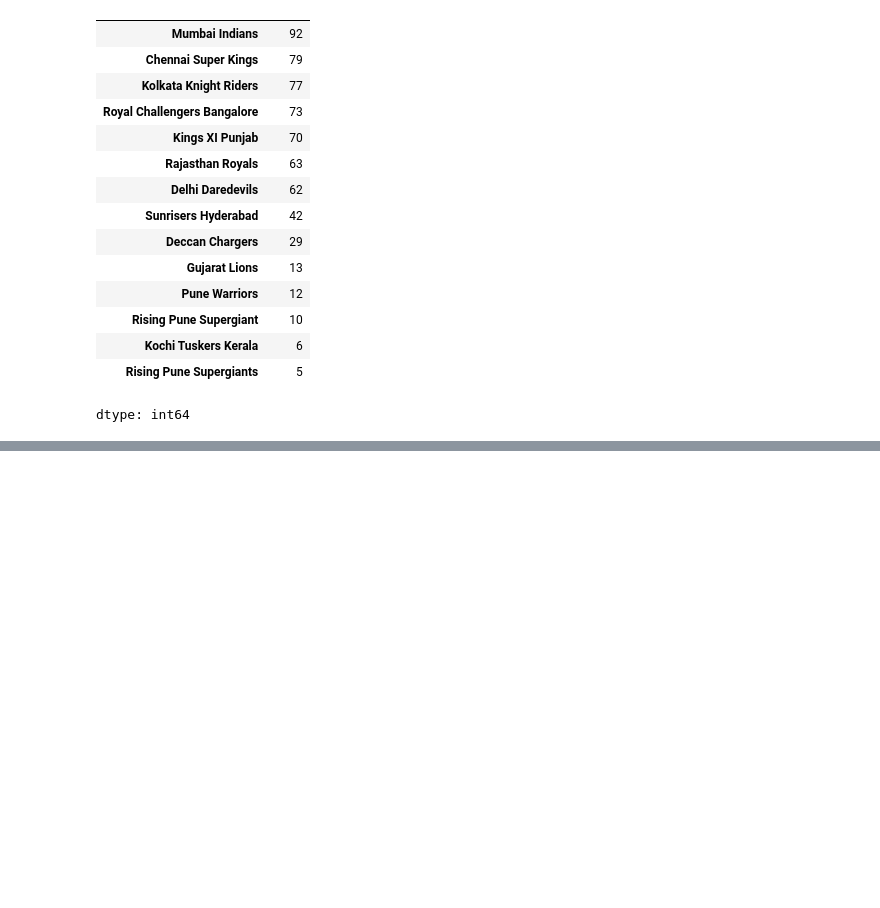
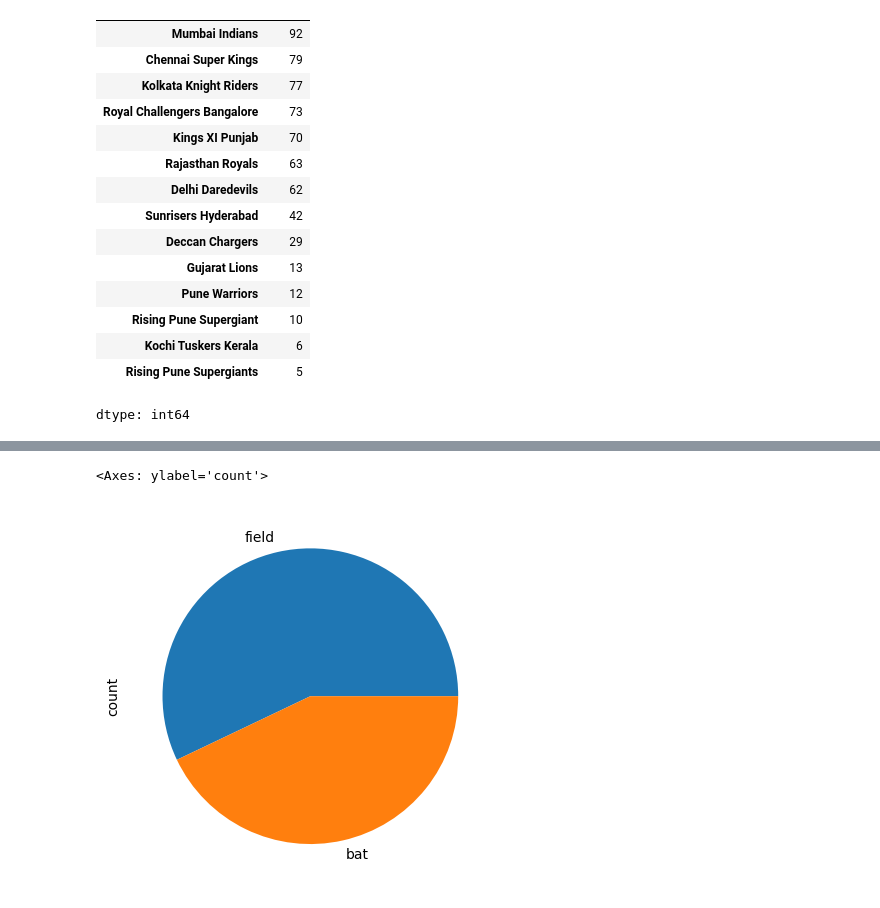
Before and after one commit to RazyAnas/MachineLearning, a Jupyter notebook: Pandas.ipynb, the cells around one changed output, grey strips where cells are left out. Saved outputs shown, nothing was run; the diff lists cells and outputs as text; code cells hidden in the pictures; blank space fills up the shorter version.

```diff
--- a/Pandas.ipynb
+++ b/Pandas.ipynb
@@ -259,0 +269,5 @@ dtype: int64
+# %%
+data['toss_decision'].value_counts().plot(kind='pie')
+# %% [output]
+<Axes: ylabel='count'>
+[figure, added]
```
Also changed, not shown: parts of 4 cells of this notebook.
